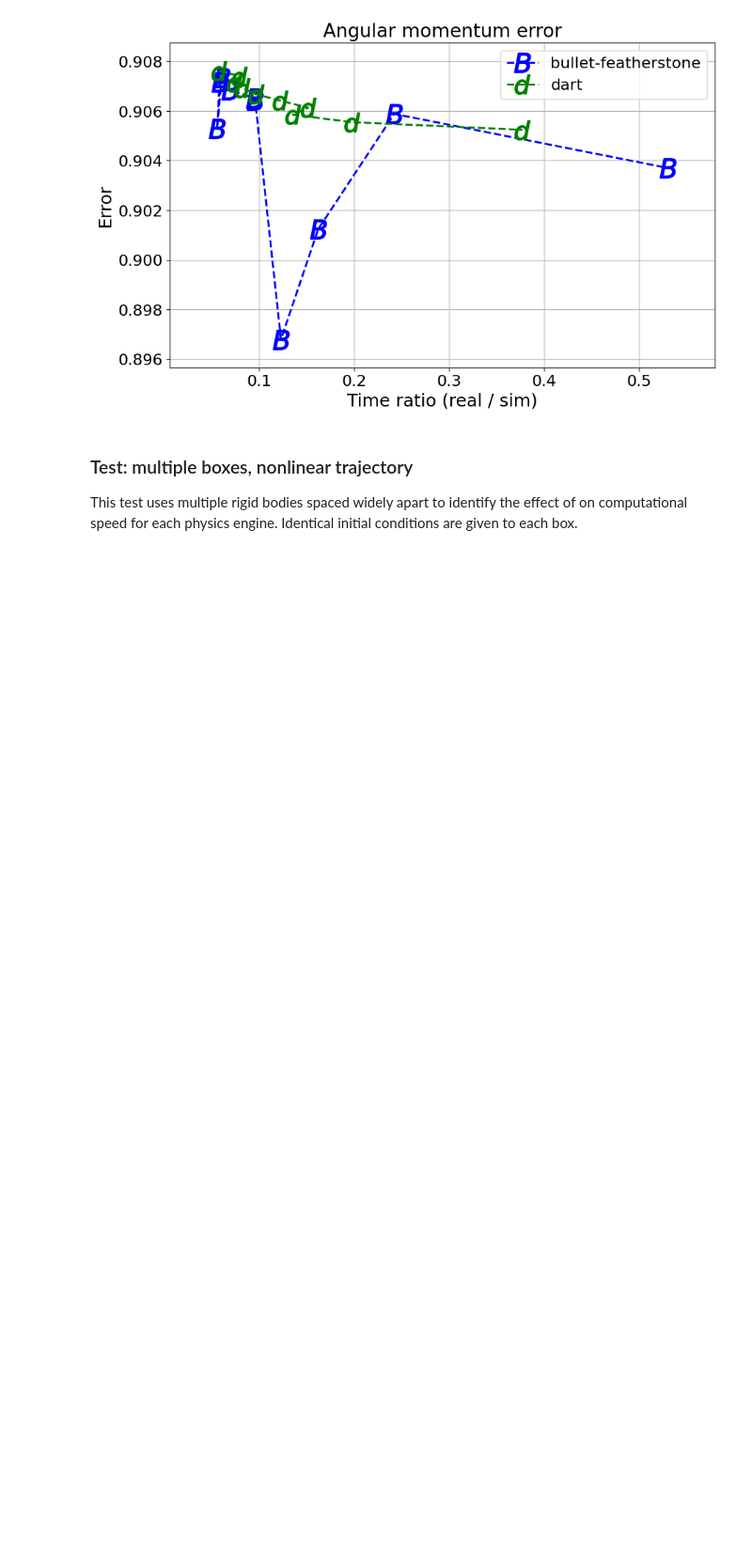
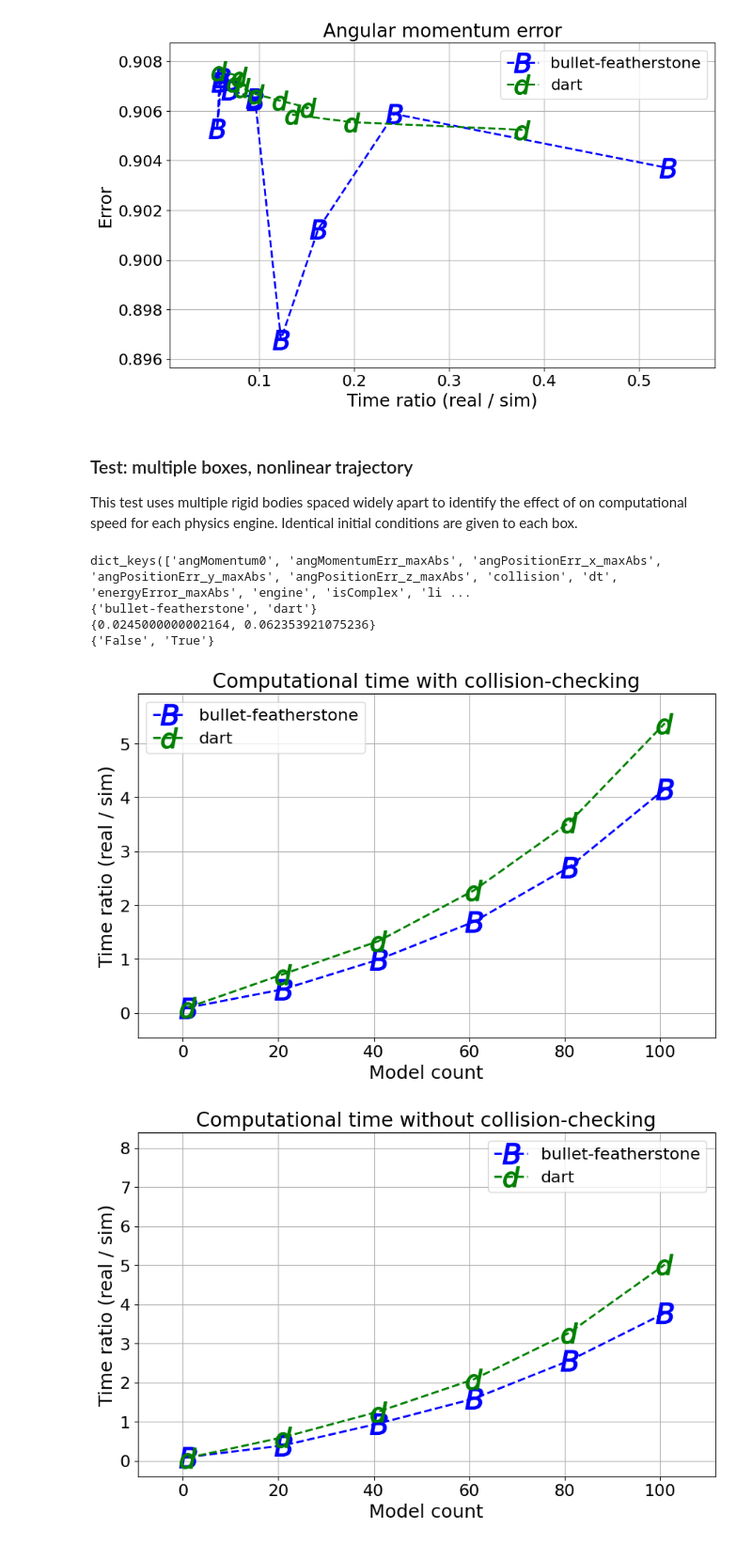
Before and after one commit to yaswanth1701/simulation_benchmark, a Jupyter notebook: boxes_results.ipynb, the cells around one changed output. Shown: that part at 94% size. Saved outputs shown, nothing was run; the diff lists cells and outputs as text; code cells hidden in the pictures; blank space fills up the shorter version.

Commit message:
added corrected results
Signed-off-by: yaswanth1701 <gonnayaswanth17@gmail.com>

```diff
--- a/boxes_results.ipynb
+++ b/boxes_results.ipynb
@@ -92,35 +95,35 @@ ph.plot3TimeDt({'classname': 'DtComplex'}
 
 This test uses multiple rigid bodies spaced widely apart to identify the effect of on computational speed for each physics engine. Identical initial conditions are given to each box.
 # %%
-boxes_model_count = csv_dictionary.makeCsvDictOfArrays('test_results/BENCHMARK_boxes_model_count.csv')
+boxes_model_count = csv_dictionary.makeCsvDictOfArrays('test_results/BENCHMARK_boxes_model_count_TEST.csv')
 print(boxes_model_count.keys())
 print(set(boxes_model_count['engine']))
 print(set(boxes_model_count['linPositionErr_maxAbs']))
 print(set(boxes_model_count['collision']))
 
 csvDict = boxes_model_count
 yname = 'timeRatio'
 ylabel = 'Time ratio (real / sim)'
 ylim = (-0.40000000000000036, 8.4000000000000004)
 
-ph.plotEnginesModelCount({'classname': 'Boxes'}
-                  , csvDict=csvDict
-                  , yname=yname
-                  , ylabel=ylabel
-                  , title='Computational time with multiple boxes'
-                )
-
-ph.plotEnginesModelCount({'classname': 'Boxes', 'collision': 1.0}
+ph.plotEnginesModelCount({'collision': 'True'}
                   , csvDict=csvDict
                   , yname=yname
                   , ylabel=ylabel
                   , title='Computational time with collision-checking'
                    )
 
-ph.plotEnginesModelCount({'classname': 'Boxes', 'collision': 0.0}
+ph.plotEnginesModelCount({'classname': 'DtComplex', 'collision': 'False'}
                   , csvDict=csvDict
                   , yname=yname
                   , ylabel=ylabel
                   , ylim=ylim
                   , title='Computational time without collision-checking'
                    )
+# %% [output]
+dict_keys(['angMomentum0', 'angMomentumErr_maxAbs', 'angPositionErr_x_maxAbs', 'angPositionErr_y_maxAbs', 'angPositionErr_z_maxAbs', 'collision', 'dt', 'energyError_maxAbs', 'engine', 'isComplex', 'li ...
+{'bullet-featherstone', 'dart'}
+{0.0245000000002164, 0.062353921075236}
+{'False', 'True'}
+[figure, added]
+[figure, added]
```
Also changed, not shown: parts of 4 cells of this notebook, 4 other files.
